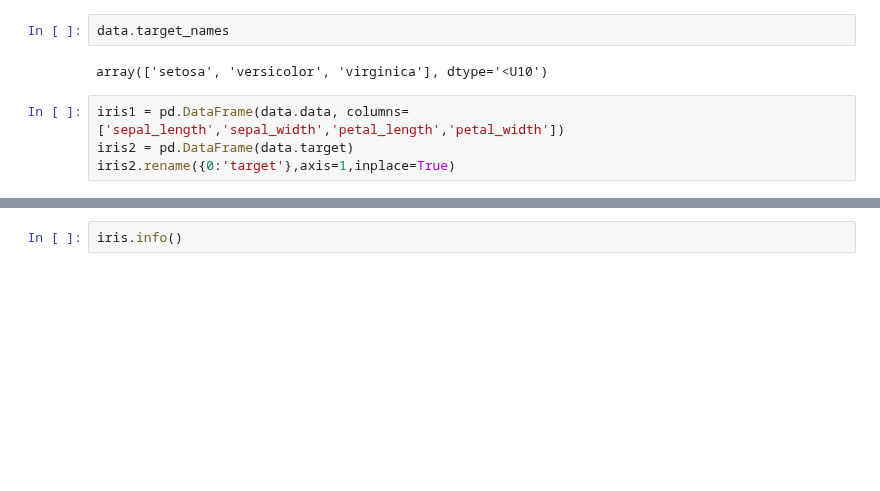
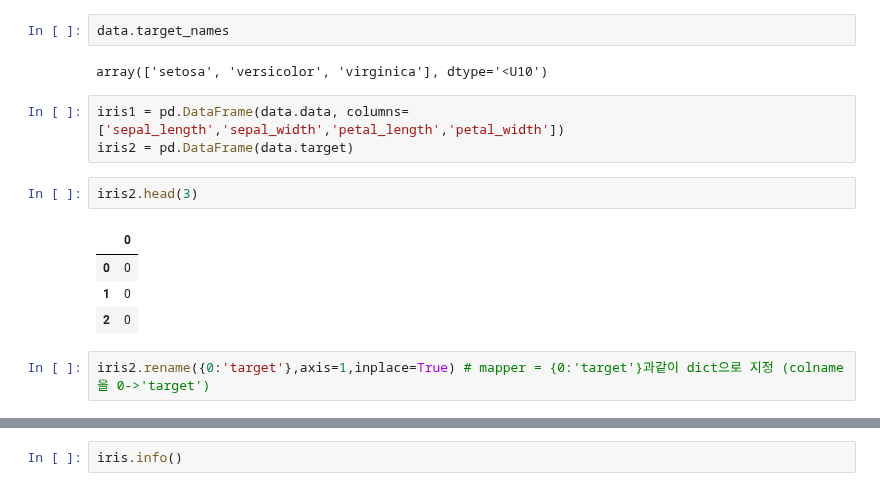
Before and after one commit to chankoo/python, a Jupyter notebook: 6.4 Scikit-learn.ipynb, the cells around one changed output, grey strips where cells are left out. Drawn from its saved outputs; the diff is of its cells as text; blank space fills up the shorter version.

```diff
--- a/6.4 Scikit-learn.ipynb
+++ b/6.4 Scikit-learn.ipynb
@@ -125,7 +126,15 @@ array(['setosa', 'versicolor', 'virginica'], dtype='<U10')
 # %%
 iris1 = pd.DataFrame(data.data, columns=['sepal_length','sepal_width','petal_length','petal_width'])
 iris2 = pd.DataFrame(data.target)
-iris2.rename({0:'target'},axis=1,inplace=True)
+# %%
+iris2.head(3)
+# %% [output]
+|  | 0 |
+| 0 | 0 |
+| 1 | 0 |
+| 2 | 0 |
+# %%
+iris2.rename({0:'target'},axis=1,inplace=True) # mapper = {0:'target'}과같이 dict으로 지정 (colname을 0->'target')
 # %%
 iris = pd.concat((iris1,iris2), axis=1)
 iris.sample(5)
```
Also changed, not shown: parts of 7 cells of this notebook.
